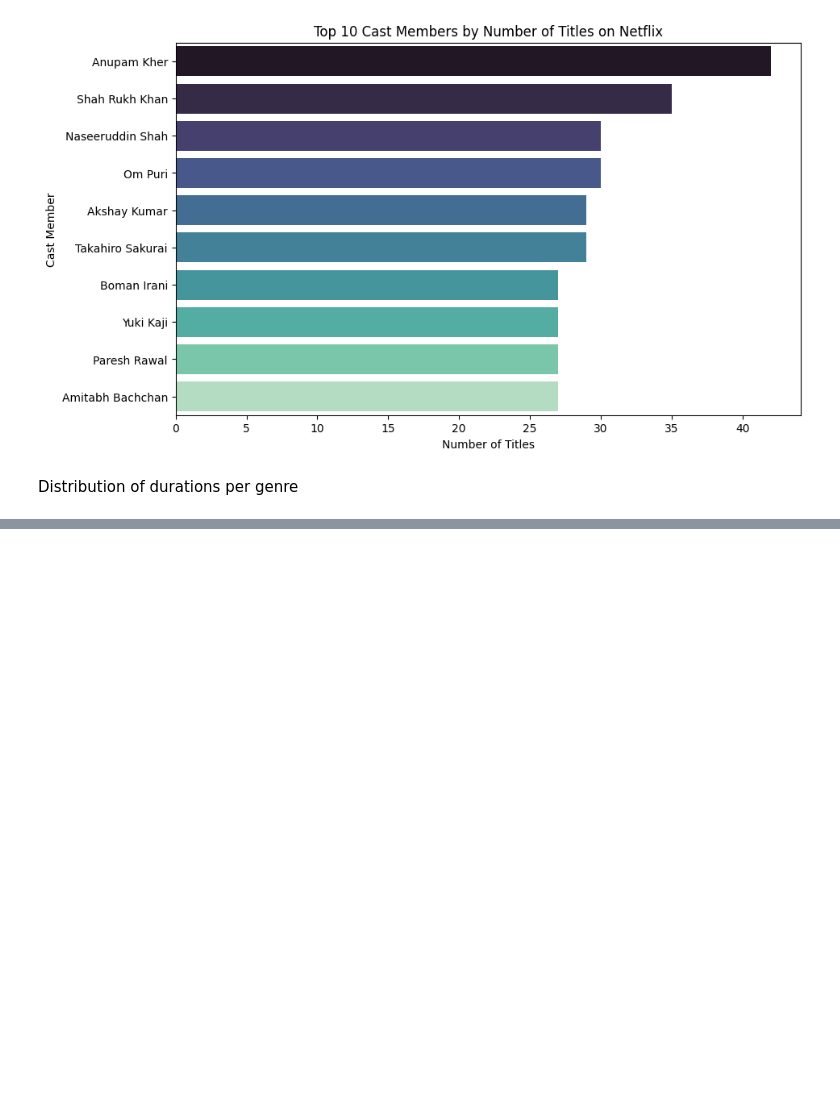
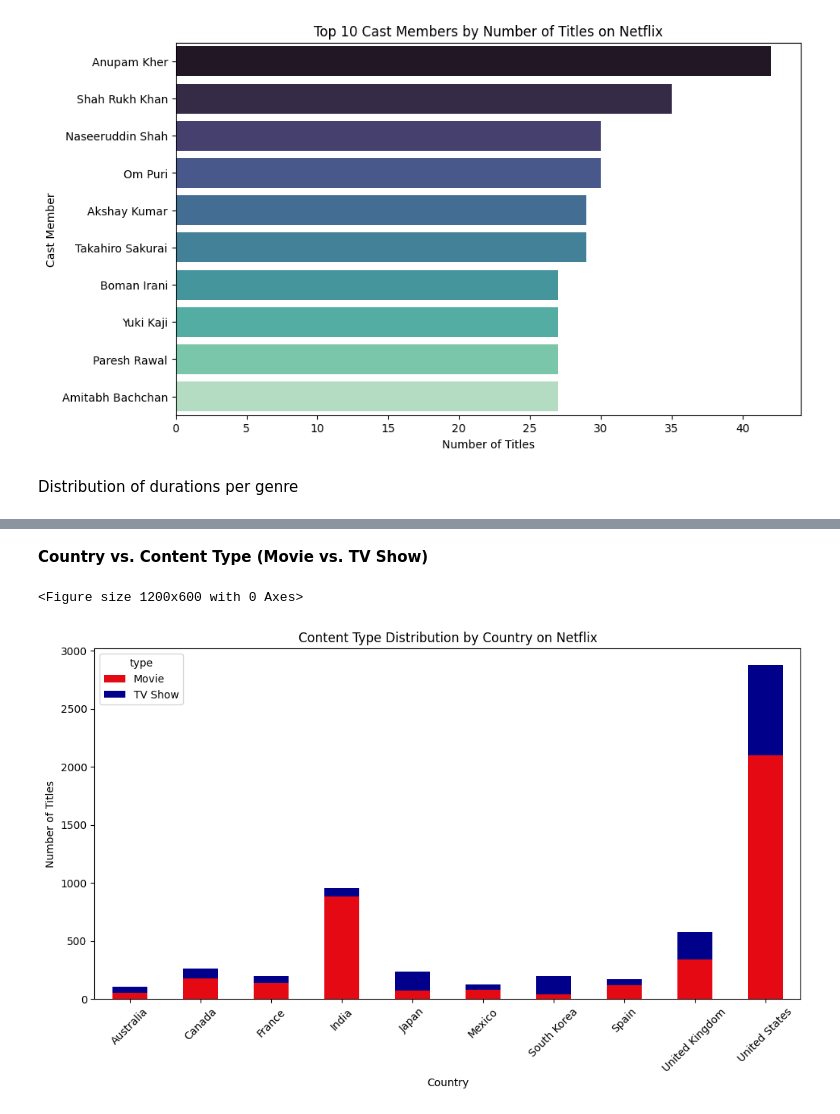
Before and after one commit to Cyber-Trinity/Data-Analysis, a Jupyter notebook: Investigating Netflix Movies/notebook.ipynb, the cells around one changed output, grey strips where cells are left out. Saved outputs shown, nothing was run; the diff lists cells and outputs as text; code cells hidden in the pictures; blank space fills up the shorter version.

```diff
--- a/Investigating Netflix Movies/notebook.ipynb
+++ b/Investigating Netflix Movies/notebook.ipynb
@@ -470,0 +499,20 @@ plt.show()
+# %% [markdown]
+**Country vs. Content Type (Movie vs. TV Show)**
+# %%
+# Count the number of movies and TV shows per country
+country_content_type = df_top_countries.groupby(['country', 'type']).size().reset_index(name='count')
+
+# Pivot the data for easier visualization
+country_content_pivot = country_content_type.pivot(index='country', columns='type', values='count').fillna(0)
+
+# Visualize the results
+plt.figure(figsize=(12, 6))
+country_content_pivot.plot(kind='bar', stacked=True, color=['#E50914', 'darkblue'], figsize=(12, 6))
+plt.title('Content Type Distribution by Country on Netflix')
+plt.xlabel('Country')
+plt.ylabel('Number of Titles')
+plt.xticks(rotation=45)
+plt.show()
+# %% [output]
+<Figure size 1200x600 with 0 Axes>
+[figure, added]
```
Also changed, not shown: parts of 4 cells of this notebook, 1 other file.
